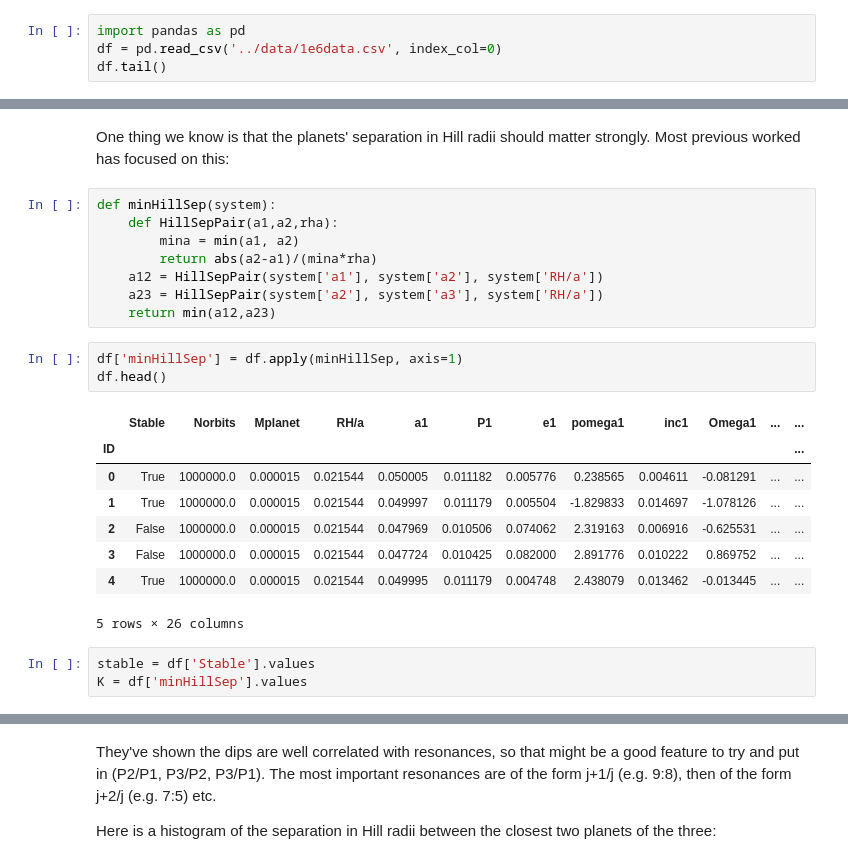
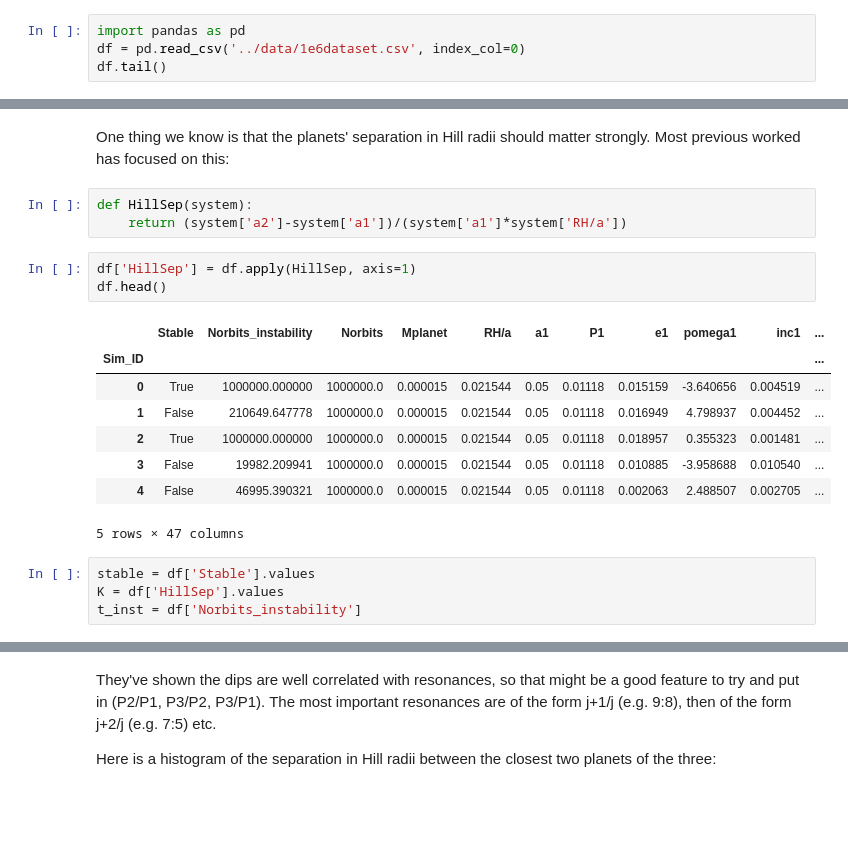
Before and after one commit to dtamayo/Stability, a Jupyter notebook: Analysis/explore.ipynb, the cells around one changed output, grey strips where cells are left out. Cells and saved outputs as stored; diff of their text form; blank space fills up the shorter version.

```diff
--- a/Analysis/explore.ipynb
+++ b/Analysis/explore.ipynb
@@ -26,6 +37,6 @@ All planets were simply started with e and inc distributed uniformly between 0 a
 I made two data sets (one with ~1000 and one with ~500).  The combined dataset is called data/1e6data.csv:
 # %%
 import pandas as pd
-df = pd.read_csv('../data/1e6data.csv', index_col=0)
+df = pd.read_csv('../data/1e6dataset.csv', index_col=0)
 df.tail()
 # %% [output]
@@ -49,25 +59,21 @@ df['Stable'].hist()
 # %% [markdown]
 One thing we know is that the planets' separation in Hill radii should matter strongly.  Most previous worked has focused on this:
-# %%
-def minHillSep(system):
-    def HillSepPair(a1,a2,rha):
-        mina = min(a1, a2)
-        return abs(a2-a1)/(mina*rha)
-    a12 = HillSepPair(system['a1'], system['a2'], system['RH/a'])
-    a23 = HillSepPair(system['a2'], system['a3'], system['RH/a'])
-    return min(a12,a23)
+# %%
+def HillSep(system):
+    return (system['a2']-system['a1'])/(system['a1']*system['RH/a'])
 # %%
-df['minHillSep'] = df.apply(minHillSep, axis=1)
+df['HillSep'] = df.apply(HillSep, axis=1)
 df.head()
 # %% [output]
-|  | Stable | Norbits | Mplanet | RH/a | a1 | P1 | e1 | pomega1 | inc1 | Omega1 | ... | ... |
-| ID |  |  |  |  |  |  |  |  |  |  |  | ... |
-| 0 | True | 1000000.0 | 0.000015 | 0.021544 | 0.050005 | 0.011182 | 0.005776 | 0.238565 | 0.004611 | -0.081291 | ... | ... |
-| 1 | True | 1000000.0 | 0.000015 | 0.021544 | 0.049997 | 0.011179 | 0.005504 | -1.829833 | 0.014697 | -1.078126 | ... | ... |
-| 2 | False | 1000000.0 | 0.000015 | 0.021544 | 0.047969 | 0.010506 | 0.074062 | 2.319163 | 0.006916 | -0.625531 | ... | ... |
-| 3 | False | 1000000.0 | 0.000015 | 0.021544 | 0.047724 | 0.010425 | 0.082000 | 2.891776 | 0.010222 | 0.869752 | ... | ... |
-| 4 | True | 1000000.0 | 0.000015 | 0.021544 | 0.049995 | 0.011179 | 0.004748 | 2.438079 | 0.013462 | -0.013445 | ... | ... |
+|  | Stable | Norbits_instability | Norbits | Mplanet | RH/a | a1 | P1 | e1 | pomega1 | inc1 | ... |
+| Sim_ID |  |  |  |  |  |  |  |  |  |  | ... |
+| 0 | True | 1000000.000000 | 1000000.0 | 0.000015 | 0.021544 | 0.05 | 0.01118 | 0.015159 | -3.640656 | 0.004519 | ... |
+| 1 | False | 210649.647778 | 1000000.0 | 0.000015 | 0.021544 | 0.05 | 0.01118 | 0.016949 | 4.798937 | 0.004452 | ... |
+| 2 | True | 1000000.000000 | 1000000.0 | 0.000015 | 0.021544 | 0.05 | 0.01118 | 0.018957 | 0.355323 | 0.001481 | ... |
+| 3 | False | 19982.209941 | 1000000.0 | 0.000015 | 0.021544 | 0.05 | 0.01118 | 0.010885 | -3.958688 | 0.010540 | ... |
+| 4 | False | 46995.390321 | 1000000.0 | 0.000015 | 0.021544 | 0.05 | 0.01118 | 0.002063 | 2.488507 | 0.002705 | ... |
-5 rows × 26 columns
+5 rows × 47 columns
 # %%
 stable = df['Stable'].values
-K = df['minHillSep'].values
+K = df['HillSep'].values
+t_inst = df['Norbits_instability']
```
Also changed, not shown: parts of 11 cells of this notebook, 5 other files.
